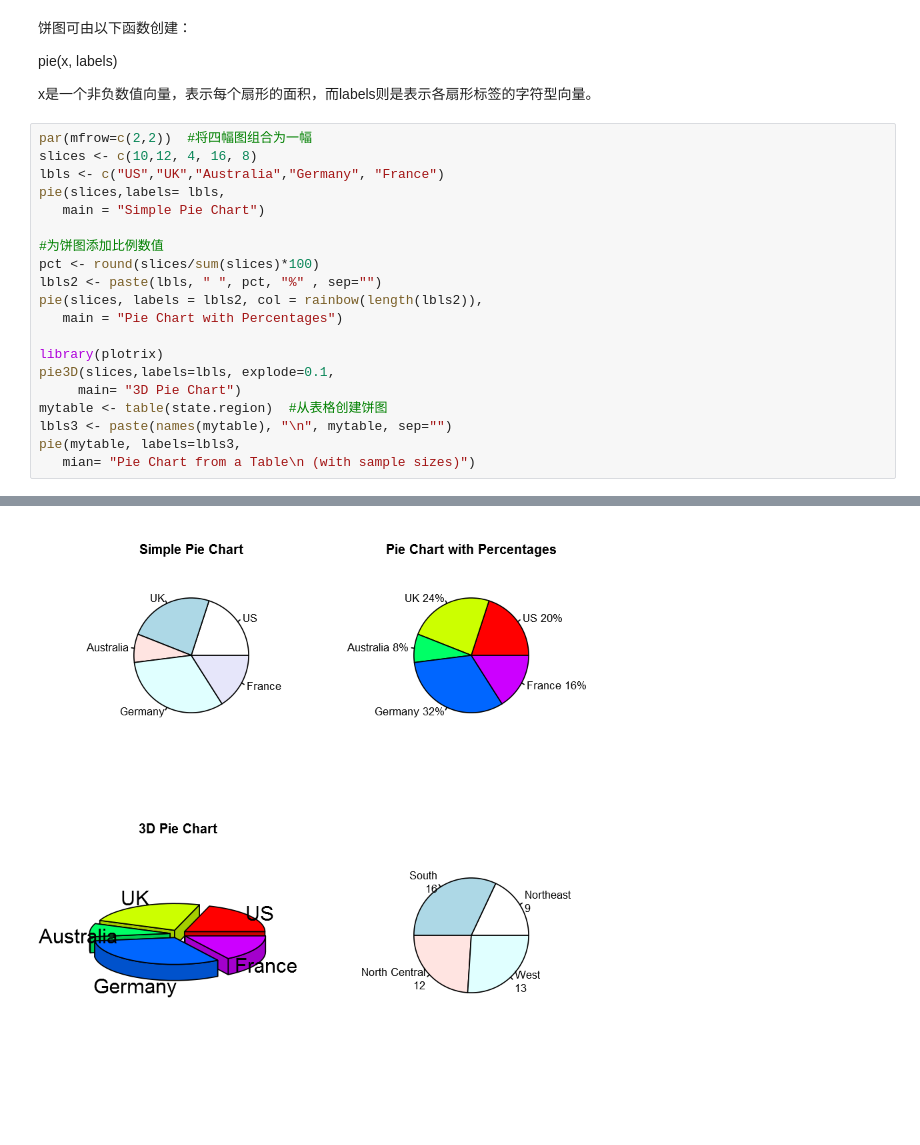
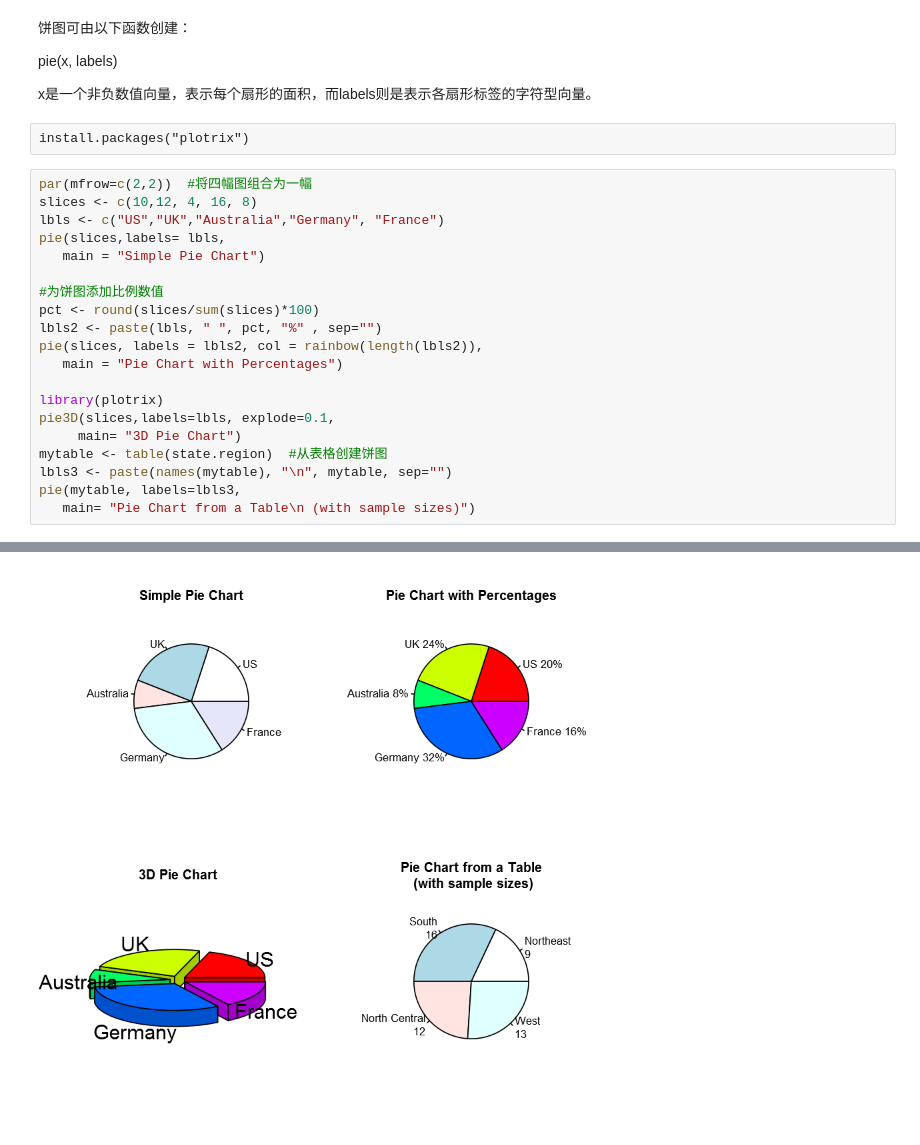
Before and after one commit to xiaowei3223/R-learning, a Jupyter notebook: 6 基本图形.ipynb, the cells around one changed output, grey strips where cells are left out. Cells and saved outputs as stored; diff of their text form; blank space fills up the shorter version.

```diff
--- a/6 基本图形.ipynb
+++ b/6 基本图形.ipynb
@@ -171,6 +142,8 @@ detach(Arthritis)
 pie(x, labels)
 
 x是一个非负数值向量，表示每个扇形的面积，而labels则是表示各扇形标签的字符型向量。
+# %% [raw]
+install.packages("plotrix")
 # %%
 par(mfrow=c(2,2))  #将四幅图组合为一幅
 slices <- c(10,12, 4, 16, 8)
@@ -190,5 +163,5 @@ pie3D(slices,labels=lbls, explode=0.1,
 mytable <- table(state.region)  #从表格创建饼图
 lbls3 <- paste(names(mytable), "\n", mytable, sep="")
 pie(mytable, labels=lbls3,
-   mian= "Pie Chart from a Table\n (with sample sizes)")
+   main= "Pie Chart from a Table\n (with sample sizes)")
 # %% [output]
@@ -206 +168 @@ https://github.com/IRkernel/repr/wiki/Problems-with-unicode-on-windowsWarning me
-[figure, old version]
+[figure, new version]
```
Also changed, not shown: parts of 19 cells of this notebook.
